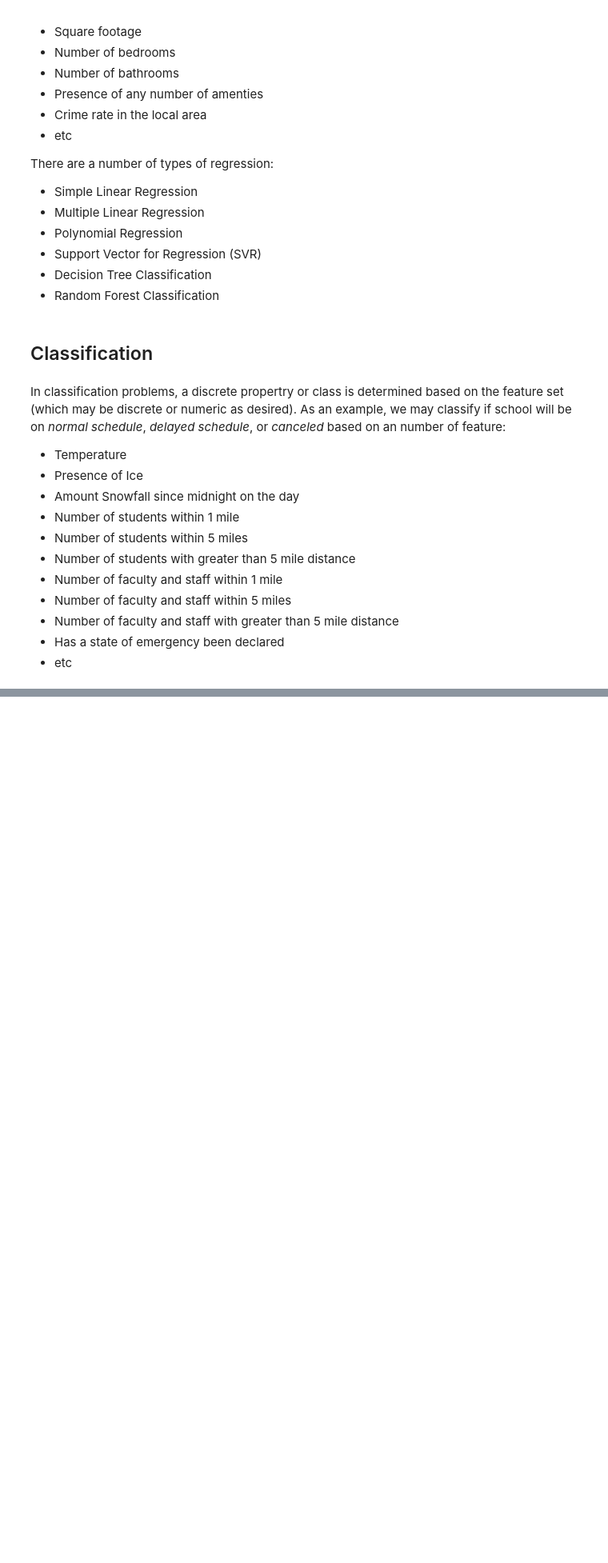
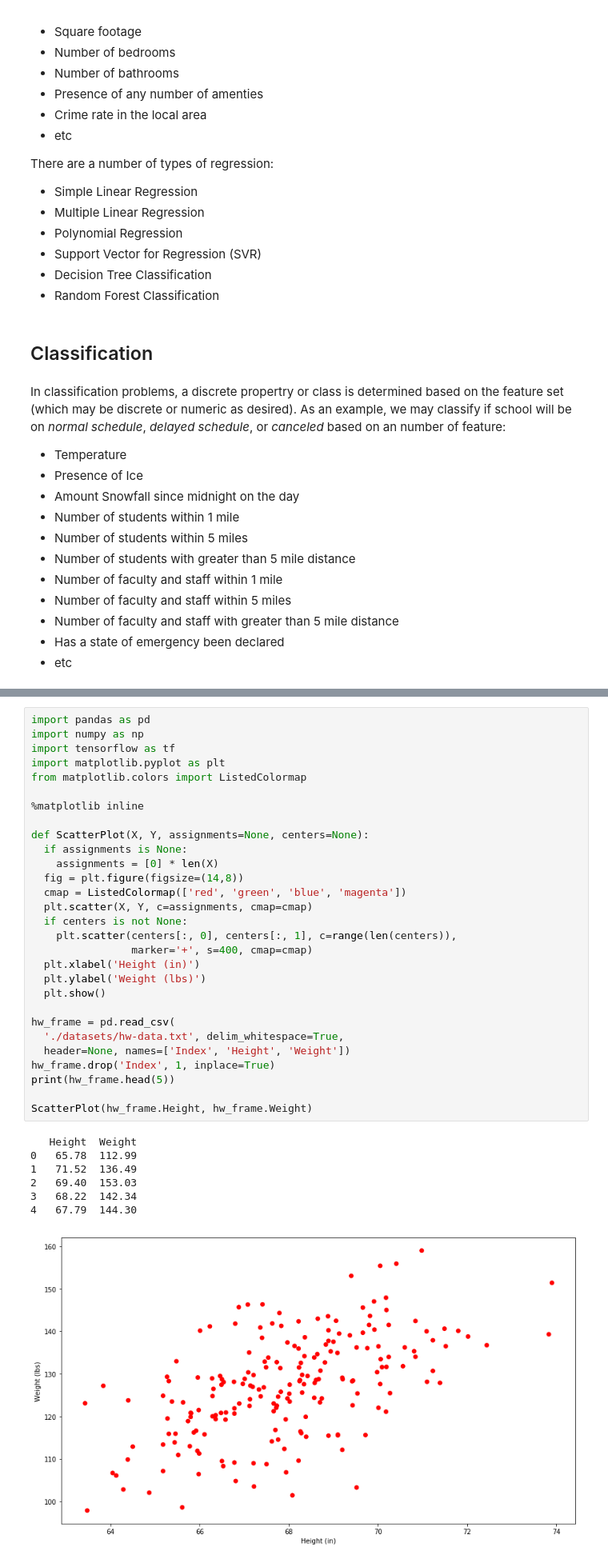
Before and after one commit to chrisblanton/PSU_ICS_MachineLearning, a Jupyter notebook: Spring2019/Workshop1_Introduction/0_Introduction.ipynb, the cells around one changed output, grey strips where cells are left out. Shown at 80% size. Drawn from its saved outputs; the diff is of its cells as text; blank space fills up the shorter version.

```diff
--- a/Spring2019/Workshop1_Introduction/0_Introduction.ipynb
+++ b/Spring2019/Workshop1_Introduction/0_Introduction.ipynb
@@ -95,0 +125,37 @@ In classification problems, a discrete propertry or class is determined based on
+# %%
+import pandas as pd
+import numpy as np
+import tensorflow as tf
+import matplotlib.pyplot as plt
+from matplotlib.colors import ListedColormap
+
+%matplotlib inline
+
+def ScatterPlot(X, Y, assignments=None, centers=None):
+  if assignments is None:
+    assignments = [0] * len(X)
+  fig = plt.figure(figsize=(14,8))
+  cmap = ListedColormap(['red', 'green', 'blue', 'magenta'])
+  plt.scatter(X, Y, c=assignments, cmap=cmap)
+  if centers is not None:
+    plt.scatter(centers[:, 0], centers[:, 1], c=range(len(centers)),
+                marker='+', s=400, cmap=cmap)
+  plt.xlabel('Height (in)')
+  plt.ylabel('Weight (lbs)')
+  plt.show()
+
+hw_frame = pd.read_csv(
+  './datasets/hw-data.txt', delim_whitespace=True,
+  header=None, names=['Index', 'Height', 'Weight'])
+hw_frame.drop('Index', 1, inplace=True)
+print(hw_frame.head(5))
+
+ScatterPlot(hw_frame.Height, hw_frame.Weight)
+# %% [output]
+   Height  Weight
+0   65.78  112.99
+1   71.52  136.49
+2   69.40  153.03
+3   68.22  142.34
+4   67.79  144.30
+[figure, added]
```
Also changed, not shown: parts of 14 cells of this notebook, 6 other files.
